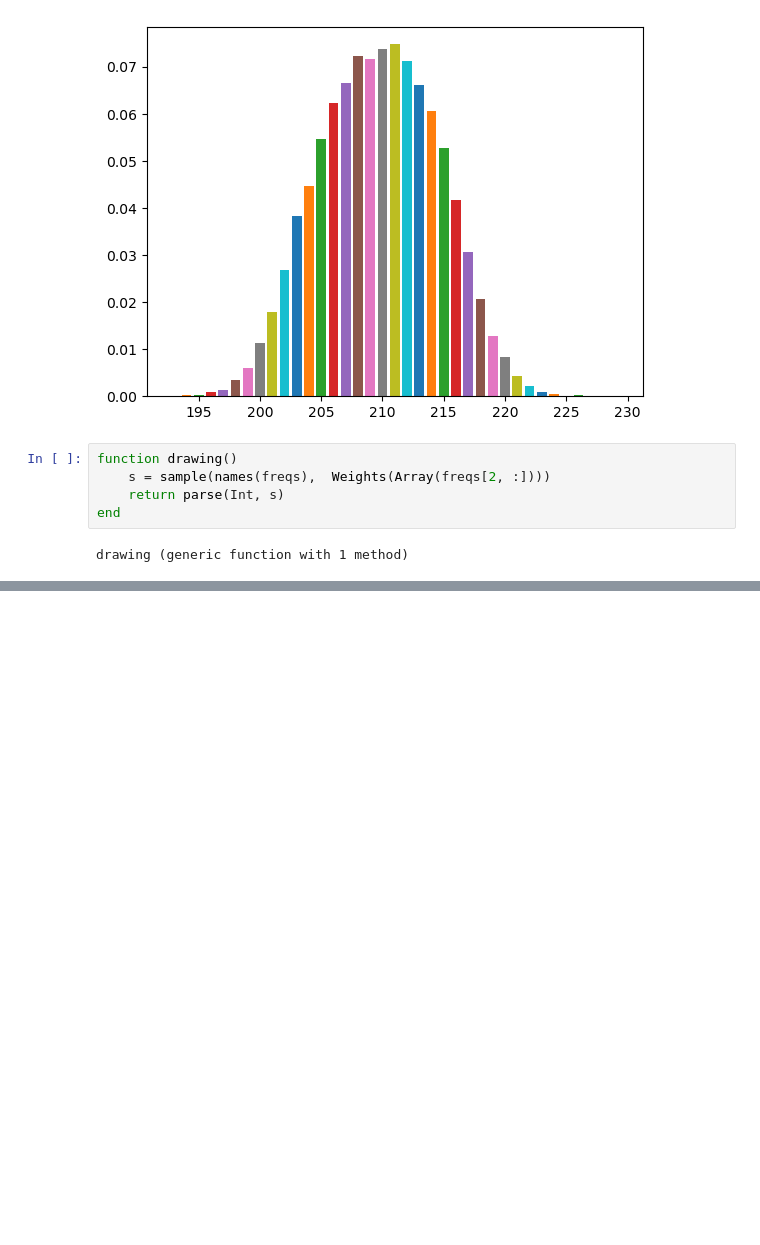
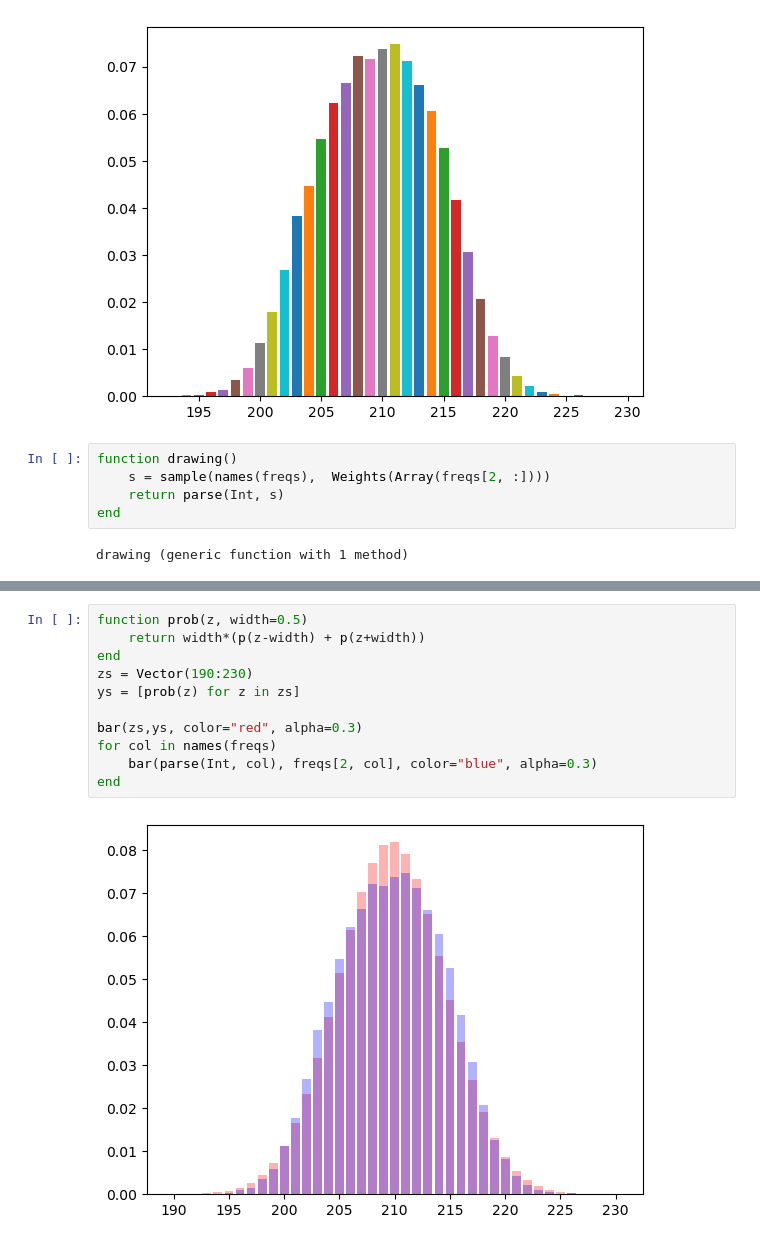
Before and after one commit to YoheiIwasaki/Probabilistic_Robotics_Julia, a Jupyter notebook: section_sensor/lidar_200.ipynb, the cells around one changed output, grey strips where cells are left out. Drawn from its saved outputs; the diff is of its cells as text; blank space fills up the shorter version.

```diff
--- a/section_sensor/lidar_200.ipynb
+++ b/section_sensor/lidar_200.ipynb
@@ -127,0 +142,13 @@ hist(p, bins= maximum(p)-minimum(p),
+# %%
+function prob(z, width=0.5)
+    return width*(p(z-width) + p(z+width))
+end
+zs = Vector(190:230)
+ys = [prob(z) for z in zs]
+
+bar(zs,ys, color="red", alpha=0.3)
+for col in names(freqs)
+    bar(parse(Int, col), freqs[2, col], color="blue", alpha=0.3)
+end
+# %% [output]
+[figure, added]
```
Also changed, not shown: parts of 6 cells of this notebook.
